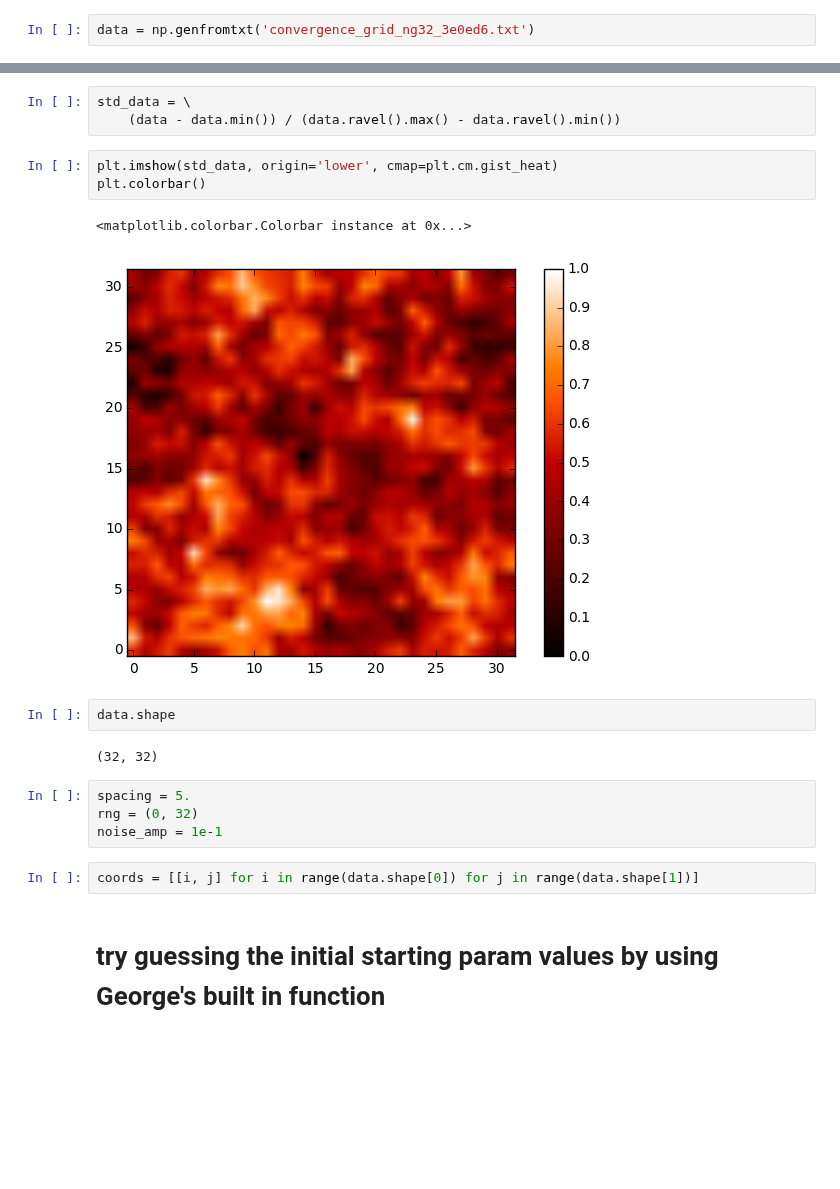
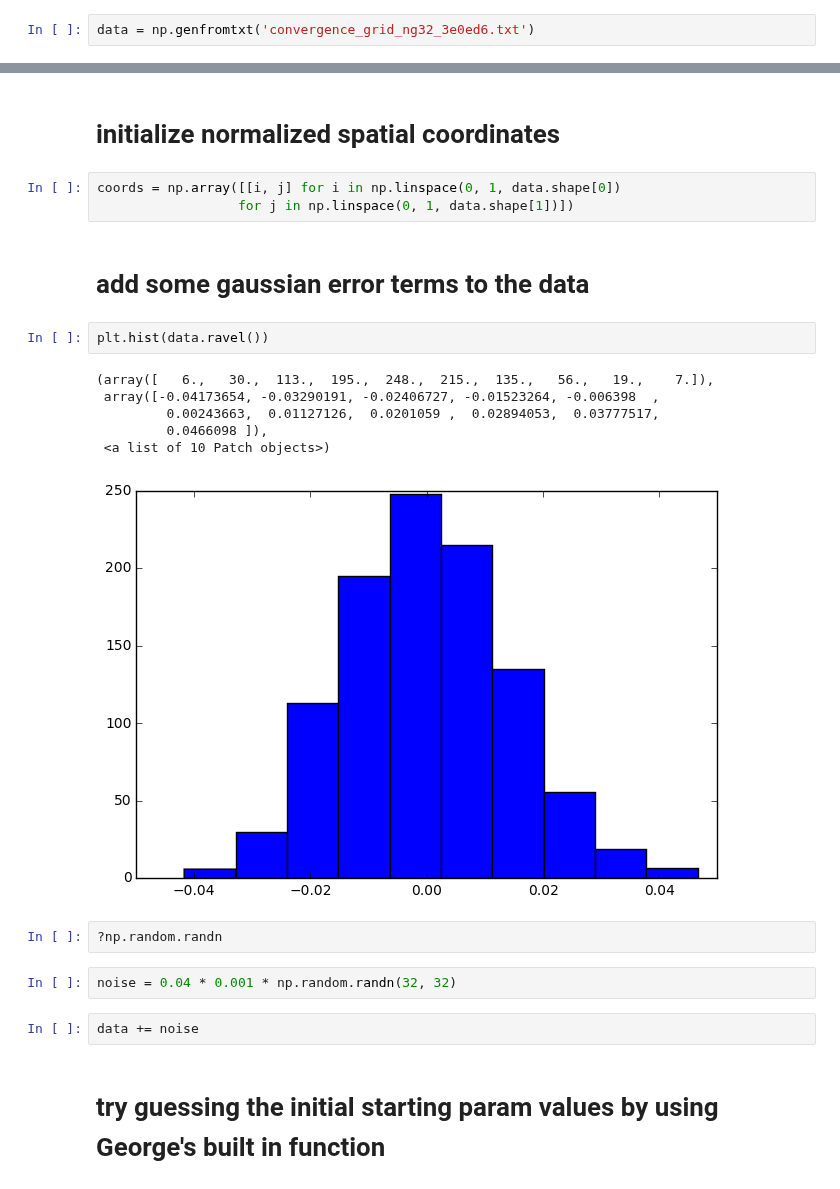
Before and after one commit to karenyyng/shear_gp, a Jupyter notebook: prototypes/FakeReaperCosmo fit.ipynb, the cells around one changed output, grey strips where cells are left out. Cells and saved outputs as stored; diff of their text form; blank space fills up the shorter version.

```diff
--- a/prototypes/FakeReaperCosmo fit.ipynb
+++ b/prototypes/FakeReaperCosmo fit.ipynb
@@ -27,22 +26,25 @@ plt.colorbar()
-# %%
-std_data = \
-    (data - data.min()) / (data.ravel().max() - data.ravel().min())
-# %%
-plt.imshow(std_data, origin='lower', cmap=plt.cm.gist_heat)
-plt.colorbar()
-# %% [output]
-<matplotlib.colorbar.Colorbar instance at 0x...>
-[figure, removed]
+# %% [markdown]
+# initialize normalized spatial coordinates
+# %%
+coords = np.array([[i, j] for i in np.linspace(0, 1, data.shape[0])
+                  for j in np.linspace(0, 1, data.shape[1])])
+# %% [markdown]
+# add some gaussian error terms to the data
+# %%
+plt.hist(data.ravel())
+# %% [output]
+(array([   6.,   30.,  113.,  195.,  248.,  215.,  135.,   56.,   19.,    7.]),
+ array([-0.04173654, -0.03290191, -0.02406727, -0.01523264, -0.006398  ,
+         0.00243663,  0.01127126,  0.0201059 ,  0.02894053,  0.03777517,
+         0.0466098 ]),
+ <a list of 10 Patch objects>)
+[figure, added]
+# %%
+?np.random.randn
+# %%
+noise = 0.04 * 0.001 * np.random.randn(32, 32)
 # %%
-data.shape
+data += noise
-# %% [output]
-(32, 32)
-# %%
-spacing = 5.
-rng = (0, 32)
-noise_amp = 1e-1
-# %%
-coords = [[i, j] for i in range(data.shape[0]) for j in range(data.shape[1])]
 # %% [markdown]
 # try guessing the initial starting param values by using George's built in function
 # %%
```
Also changed, not shown: parts of 6 cells of this notebook, 2 other files.
